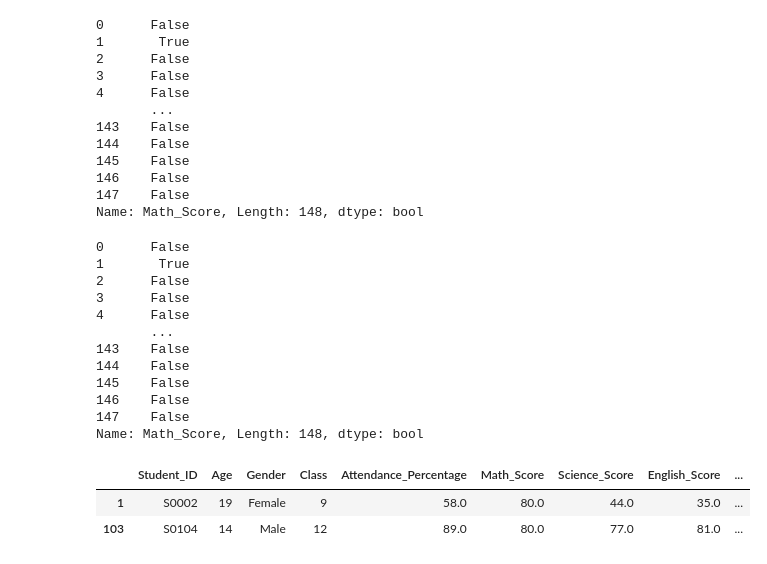
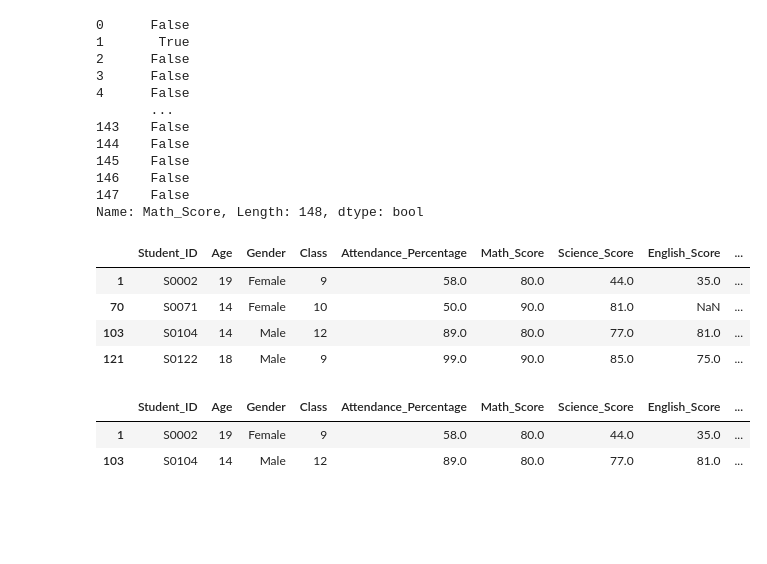
Before and after one commit to Pragnesh-10/pandas_notes, a Jupyter notebook: 08_filtering.ipynb, the cells around one changed output. Cells and saved outputs as stored; diff of their text form; code cells hidden in the pictures; blank space fills up the shorter version.

```diff
--- a/08_filtering.ipynb
+++ b/08_filtering.ipynb
@@ -42,20 +42,13 @@ df['Math_Score'].isin([80])
 Name: Math_Score, Length: 148, dtype: bool
 # %%
 # we can use isin() method for multiple values
-df['Math_Score'].isin([80, 90])
+df[df['Math_Score'].isin([80, 90])]
 # %% [output]
-0      False
-1       True
-2      False
-3      False
-4      False
-       ...
-143    False
-144    False
-145    False
-146    False
-147    False
-Name: Math_Score, Length: 148, dtype: bool
+|  | Student_ID | Age | Gender | Class | Attendance_Percentage | Math_Score | Science_Score | English_Score | ... |
+| 1 | S0002 | 19 | Female | 9 | 58.0 | 80.0 | 44.0 | 35.0 | ... |
+| 70 | S0071 | 14 | Female | 10 | 50.0 | 90.0 | 81.0 | NaN | ... |
+| 103 | S0104 | 14 | Male | 12 | 89.0 | 80.0 | 77.0 | 81.0 | ... |
+| 121 | S0122 | 18 | Male | 9 | 99.0 | 90.0 | 85.0 | 75.0 | ... |
 # %%
 # we can use the boolean masking to filter the rows where the math score is 80 to get the actual rows where the math score is 80
 df[df['Math_Score'] == 80]
```
Also changed, not shown: parts of 1 cell of this notebook, 13 other files.
